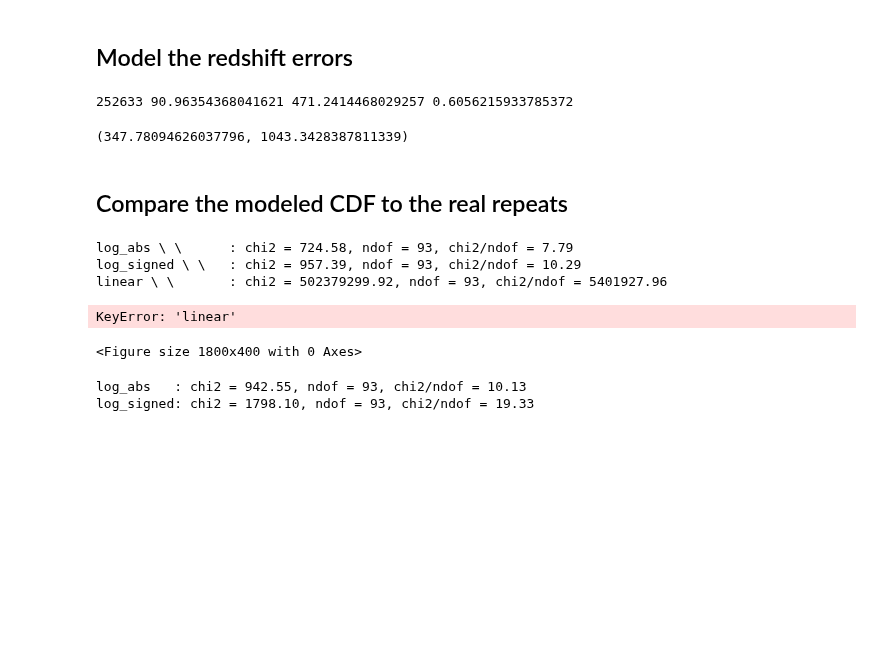
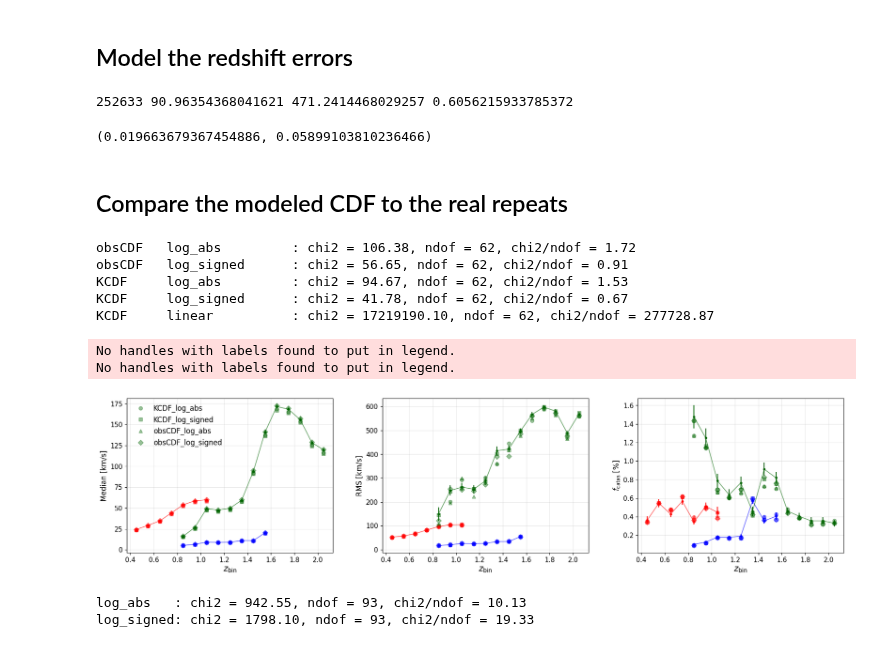
Before and after one commit to ShengyuHE/desi_y3_redshift_errors, a Jupyter notebook: main/repeat_obs/notebooks/model_redshift_errors.ipynb, the cells around one changed output. Cells and saved outputs as stored; diff of their text form; code cells hidden in the pictures; blank space fills up the shorter version.

```diff
--- a/main/repeat_obs/notebooks/model_redshift_errors.ipynb
+++ b/main/repeat_obs/notebooks/model_redshift_errors.ipynb
@@ -69,5 +126,5 @@ print(len(dv), median_dv, RMS, fc)
 # %%
-def suggest_vbin(dv, vmode='linear', bw_method='scott', points_per_sigma=3):
+def suggest_vbin(dv, vmode='log_abs', bw_method='scott', points_per_sigma=3):
     """
     Suggest an optimal linear dv bin width for evaluating the KDE model.
 
@@ -100,7 +157,7 @@ print(len(dv), median_dv, RMS, fc)
 suggest_vbin(dv,)
 # %% [output]
 252633 90.96354368041621 471.2414468029257 0.6056215933785372
-(347.78094626037796, 1043.3428387811339)
+(0.019663679367454886, 0.05899103810236466)
 # %% [markdown]
 ## Compare the modeled CDF to the real repeats
 # %%
@@ -245,7 +304,6 @@ def compute_model_vs_real_chi2(vmode, metrics_tab, result_dir=RESULT_DIR):
 # ============================
 # Run everything
 # ============================
-GLOBAL_SEED = 12345
 
 tracers = ['LRG', 'ELG', 'QSO']
 
@@ -254,21 +312,22 @@ var_method = 'bootstrap'  # 'jackknife', 'bootstrap'
 metrics_tab = Table.read(RESULT_DIR+f'/repeat_metrics_{var_method}.csv', format="csv")
 
 # build comparison tables for both modes
-for vmode in ["log_abs", "log_signed", "linear"]:
-    build_kcdf_comparison(vmode, tracers)
-    chi2, ndof, chi2nu = compute_model_vs_real_chi2(vmode, metrics_tab)
-    print("{} \ \ \t : chi2 = {:.2f}, ndof = {}, chi2/ndof = {:.2f}".format(vmode,
-        chi2, ndof, chi2nu))
+for cdf_kind, vmode in [("obsCDF", "log_abs"), ("obsCDF","log_signed"),("KCDF", "log_abs"), ("KCDF","log_signed"), ("KCDF","linear")]:
+    build_kcdf_comparison(vmode, cdf_kind, tracers)
+    chi2, ndof, chi2nu = compute_model_vs_real_chi2(vmode, cdf_kind, metrics_tab)
+    print("{} \t {} \t : chi2 = {:.2f}, ndof = {}, chi2/ndof = {:.2f}".format(cdf_kind, vmode, chi2, ndof, chi2nu))
 # %% [output]
-log_abs \ \      : chi2 = 724.58, ndof = 93, chi2/ndof = 7.79
-log_signed \ \   : chi2 = 957.39, ndof = 93, chi2/ndof = 10.29
-linear \ \       : chi2 = 502379299.92, ndof = 93, chi2/ndof = 5401927.96
+obsCDF   log_abs         : chi2 = 106.38, ndof = 62, chi2/ndof = 1.72
+obsCDF   log_signed      : chi2 = 56.65, ndof = 62, chi2/ndof = 0.91
+KCDF     log_abs         : chi2 = 94.67, ndof = 62, chi2/ndof = 1.53
+KCDF     log_signed      : chi2 = 41.78, ndof = 62, chi2/ndof = 0.67
+KCDF     linear          : chi2 = 17219190.10, ndof = 62, chi2/ndof = 277728.87
 # %%
 tracers = ['LRG', 'ELG', 'QSO']
 step = 0.1
-vmodes = ['log_abs', 'log_signed']
+vmodes = ['KCDF_log_abs', 'KCDF_log_signed', 'obsCDF_log_abs', 'obsCDF_log_signed']
 kcdf_comp = {
-    vmode: pd.read_csv(RESULT_DIR + f"/KCDF_{vmode}_comparison.csv")
+    vmode: pd.read_csv(RESULT_DIR + f"/{vmode}_comparison.csv")
     for vmode in vmodes
 }
 
@@ -292,7 +351,6 @@ for idxt, tracer in enumerate(tracers):
     zrange = np.round(np.arange(zmin, zmax+ step/2, step), 1)
     zbins = list(zip(zrange[:-1], zrange[1:]))
     color = COLOR_OVERALL[tracer[:3]]
-    marker = markers[idxt]
     zmid_list, median_list, rms_list, fc_list = [], [], [], []
 
     # lists for MODEL metrics per mode
@@ -314,7 +372,7 @@ for idxt, tracer in enumerate(tracers):
         fc_list.append((fc, var['fc_std'][0])) # in %
         # ===== MODEL metrics from KCDF comparison tables =====
         for vmode in vmodes:
-            df_mode = kcdf_comp[mode]
+            df_mode = kcdf_comp[vmode]
             row = df_mode[
                 (df_mode["tracer"] == tracer) &
                 (df_mode["zmin"] == z1) &
@@ -324,7 +382,6 @@ for idxt, tracer in enumerate(tracers):
             mode_metric_lists[vmode]["median"].append(row["median_model"])
             mode_metric_lists[vmode]["RMS"].append(row["RMS_model"])
             mode_metric_lists[vmode]["fc"].append(row["fc_model"])
-
     # === Plot panels ===
     metric_lists = [median_list, rms_list, fc_list]
     qlabels = ['med_std', 'rms_std','fc_std']
@@ -333,55 +390,53 @@ for idxt, tracer in enumerate(tracers):
         means, errs = zip(*vals)            # unzip -> two tuples
         ax = plt.subplot(gs[idxq])
         # ax.scatter(zmid_list, means, color=color, s=30, label=tracer)
-        ax.errorbar(zmid_list, means, yerr = errs, label = tracer,
+        ax.errorbar(zmid_list, means, yerr = errs,
                     marker= 'o', markersize=3,
                     color = color, linestyle='none',)
         ax.plot(zmid_list, means, color=color, lw=1.2, alpha=0.6)
 
         # ===== MODEL points (two KCDF modes) =====
-        for vmode in vmodes:
+        for idxv, vmode in enumerate(vmodes):
+            marker = markers[idxv]
             if idxq == 0:
                 y_mode = mode_metric_lists[vmode]["median"]
             elif idxq == 1:
                 y_mode = mode_metric_lists[vmode]["RMS"]
             else:
                 y_mode = mode_metric_lists[vmode]["fc"]
 
             if len(y_mode) == 0:
                 continue  # in case some bins were skipped
 
             # Different markers/styles for the two modes
-            mode_marker = "s" if vmode == "log_abs" else "D"
             mode_ls = "none"
-            mode_alpha = 0.4
-
             # Only label once per mode to avoid huge legends
-            if idxt == 0:
+            if idxt == 2:
                 mode_label = vmode
             else:
                 mode_label = None
-
             ax.plot(
                 zmid_list[:len(y_mode)], y_mode,
-                marker=mode_marker, linestyle=mode_ls,
-                color=color, alpha=mode_alpha,
-                label=mode_label,
+                marker=marker, linestyle=mode_ls,
+                color=color, alpha=0.4,
+                label=mode_label, lw=0.5,
             )
         # === add horizontal line for global value ===
-        yvalue = overall_values[tracer][idxq]
-        yvar = metrics_tab[metrics_tab["tracer"] == f"{tracer[:3]}_z{zmin}_{zmax}"][qlabels[idxq]][0]
-        ax.axhline(y=yvalue, color=color, linestyle='--', lw=1.4, alpha=0.6 if tracer == 'QSO_3cut' else 1.0)
+        # yvalue = overall_values[tracer][idxq]
+        # yvar = metrics_tab[metrics_tab["tracer"] == f"{tracer[:3]}_z{zmin}_{zmax}"][qlabels[idxq]][0]
+        # ax.axhline(y=yvalue, color=color, linestyle='--', lw=1.4, alpha=0.6 if tracer == 'QSO_3cut' else 1.0)
         # ax.axhspan(yvalue-yvar, yvalue+yvar, color=color, alpha=0.3)
         # plot axes settings
         ax.set_xlabel(r"$z_{\mathrm{bin}}$", fontsize=14)
         ax.set_ylabel(ylabel, fontsize=12)
         ax.tick_params(axis='both', labelsize=11)
         ax.grid(alpha=0.3)
-        if idxq==0 and idxt==0:
+        if idxq==0:
             ax.legend(fontsize=12, loc='best', frameon=False)
 # %% [output]
-KeyError: 'linear'
+No handles with labels found to put in legend.
+No handles with labels found to put in legend.
-<Figure size 1800x400 with 0 Axes>
+[figure, added]
 # %%
 import numpy as np
 import pandas as pd
```
Also changed, not shown: parts of 5 cells of this notebook, 7 other files.
